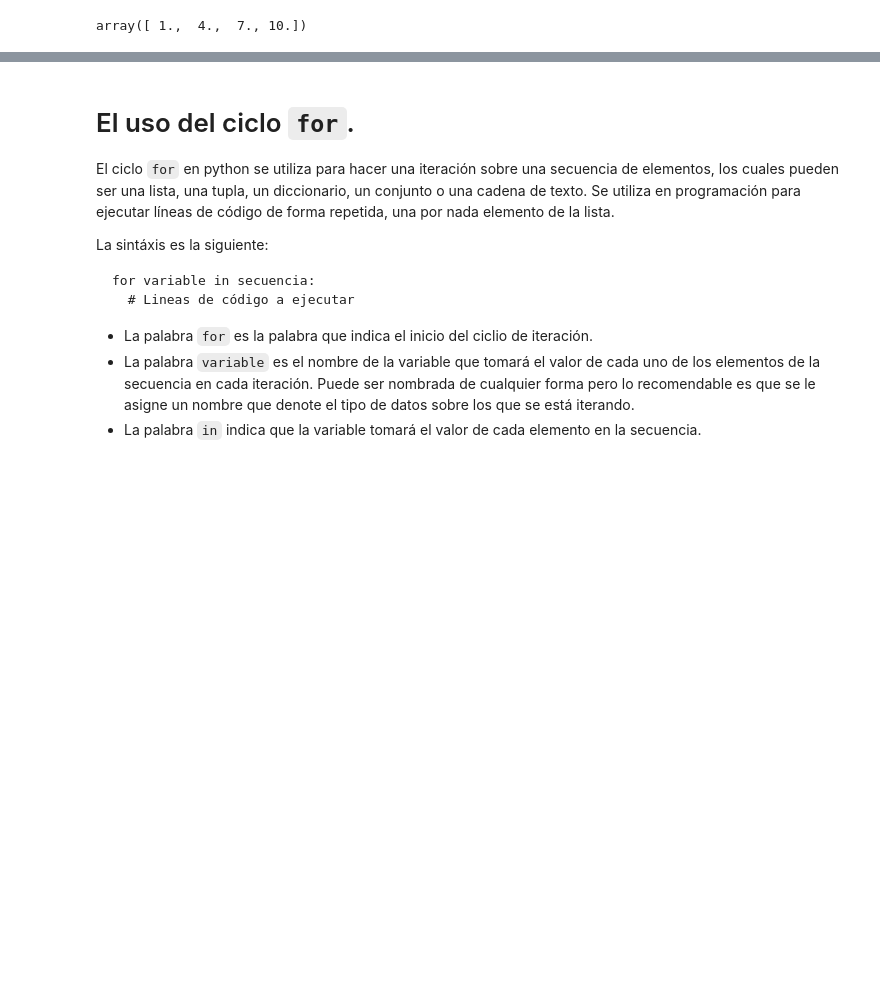
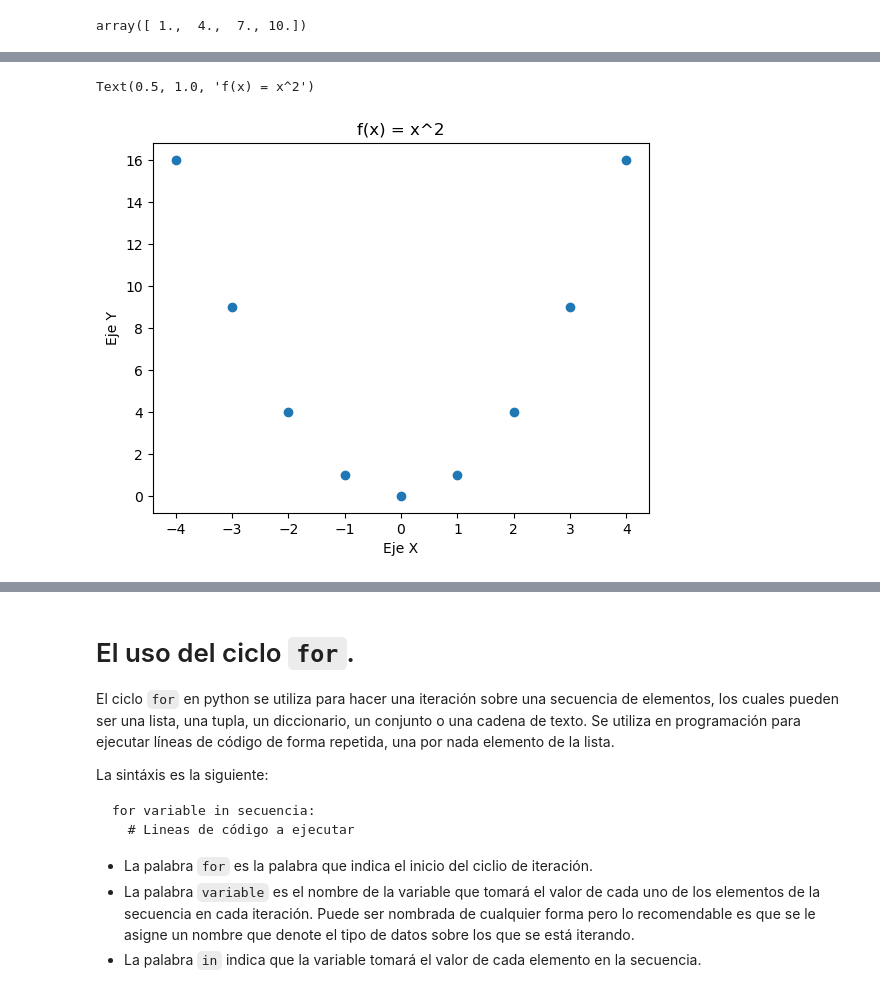
Before and after one commit to matquim/Practicas-Calculo-I, a Jupyter notebook: u2p1.ipynb, the cells around one changed output, grey strips where cells are left out. Drawn from its saved outputs; the diff is of its cells as text; code cells hidden in the pictures; blank space fills up the shorter version.

```diff
--- a/u2p1.ipynb
+++ b/u2p1.ipynb
@@ -121,0 +145,11 @@ h(x): [ 2. 11.]
+# %%
+x = np.linspace(-4,4, 9)
+f = x**2
+plt.scatter(x, f)
+
+plt.xlabel("Eje X")
+plt.ylabel("Eje Y")
+plt.title("f(x) = x^2")
+# %% [output]
+Text(0.5, 1.0, 'f(x) = x^2')
+[figure, added]
```
Also changed, not shown: parts of 11 cells of this notebook.
